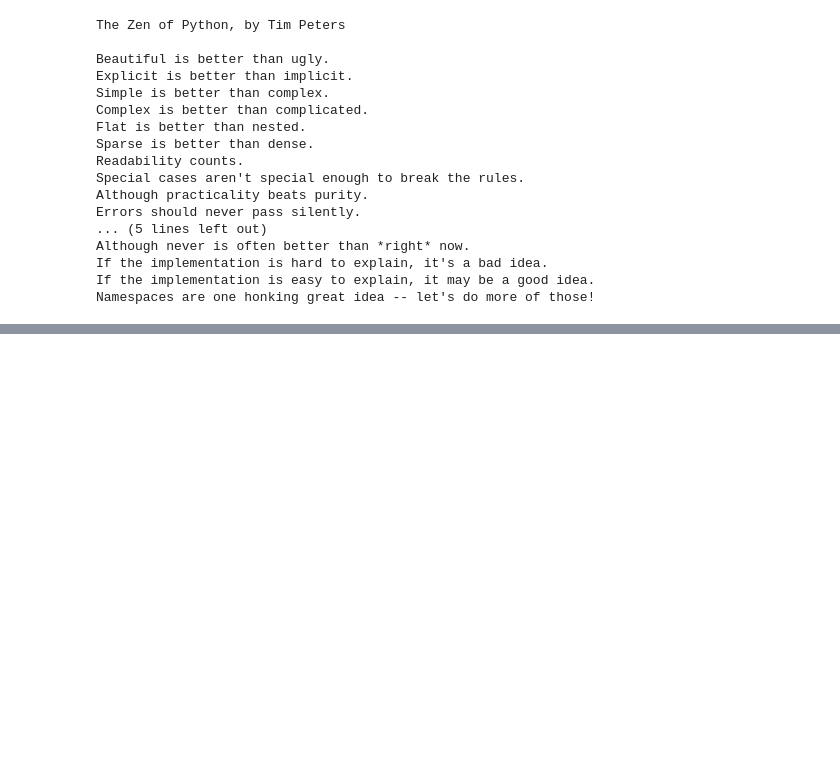
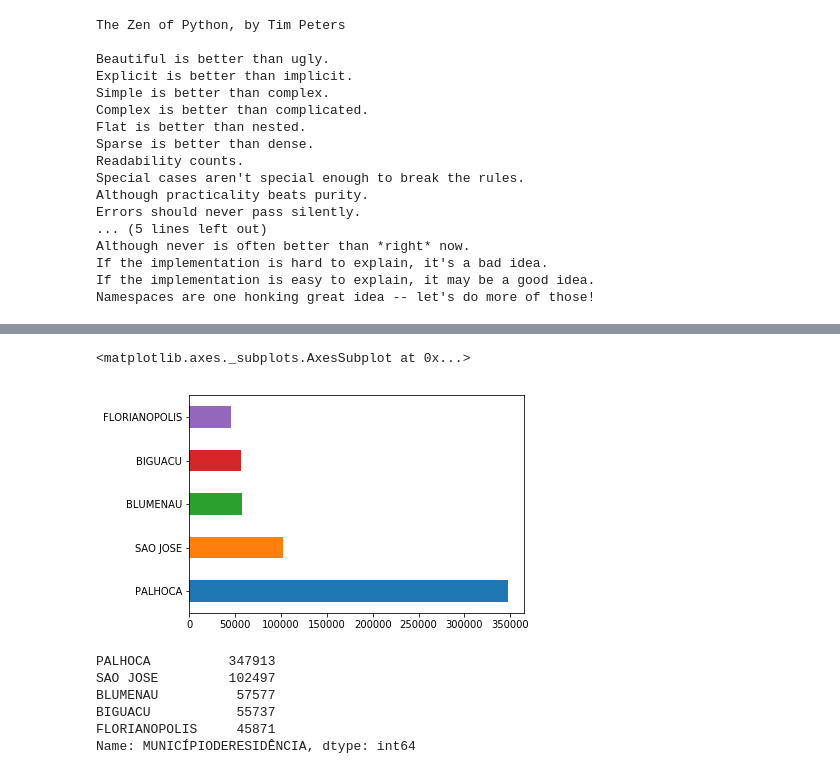
Before and after one commit to liliarc96/Analise_Dados_Publicos_Pandas, a Jupyter notebook: Curso de Análise de Dados Públicos.ipynb, the cells around one changed output, grey strips where cells are left out. Drawn from its saved outputs; the diff is of its cells as text; code cells hidden in the pictures; blank space fills up the shorter version.

```diff
--- a/Curso de Análise de Dados Públicos.ipynb
+++ b/Curso de Análise de Dados Públicos.ipynb
@@ -394,0 +477,14 @@ Namespaces are one honking great idea -- let's do more of those!
+# %%
+df.query('SERVIÇO == "Exame"')['MUNICÍPIODERESIDÊNCIA'].value_counts().head().plot(kind='barh')
+# %% [output]
+<matplotlib.axes._subplots.AxesSubplot at 0x...>
+[figure, added]
+# %%
+df.query('SERVIÇO == "Exame"')['MUNICÍPIODERESIDÊNCIA'].value_counts().head()
+# %% [output]
+PALHOCA          347913
+SAO JOSE         102497
+BLUMENAU          57577
+BIGUACU           55737
+FLORIANOPOLIS     45871
+Name: MUNICÍPIODERESIDÊNCIA, dtype: int64
```
Also changed, not shown: parts of 20 cells of this notebook.
